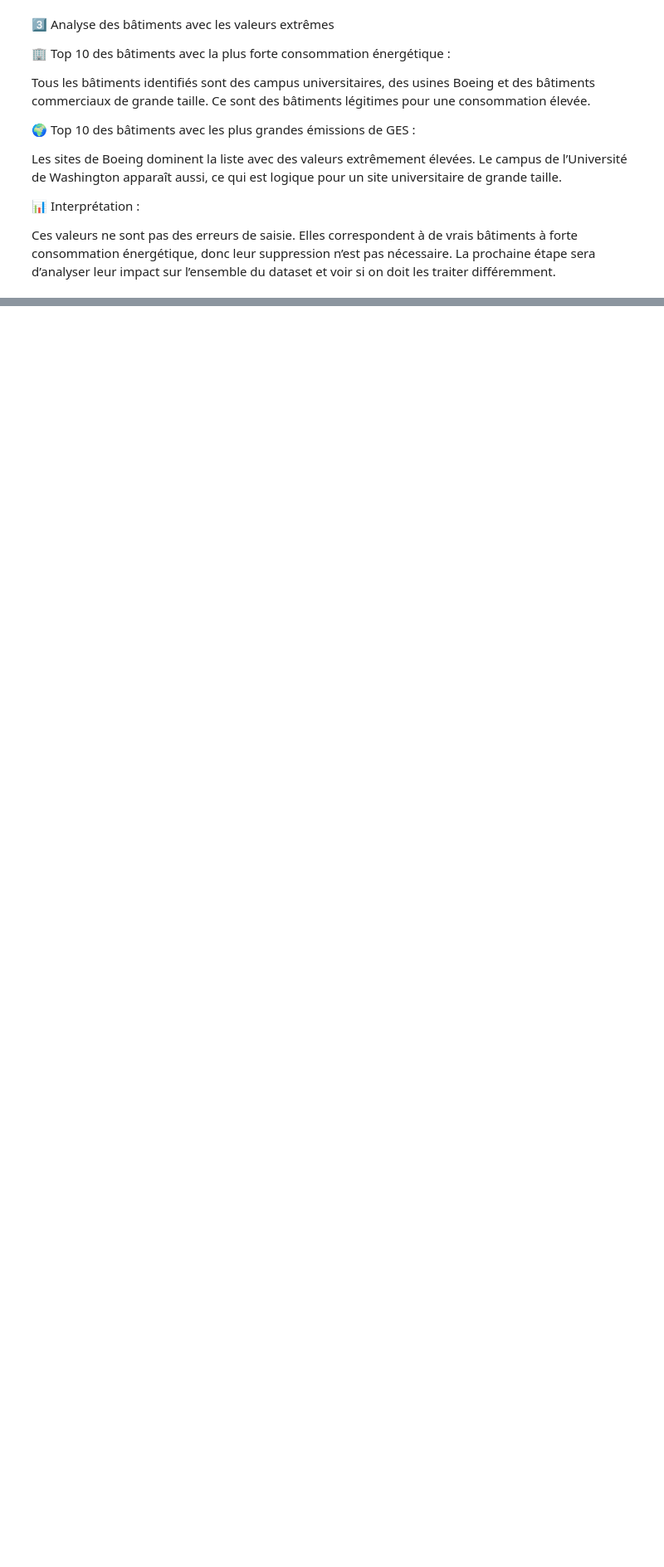
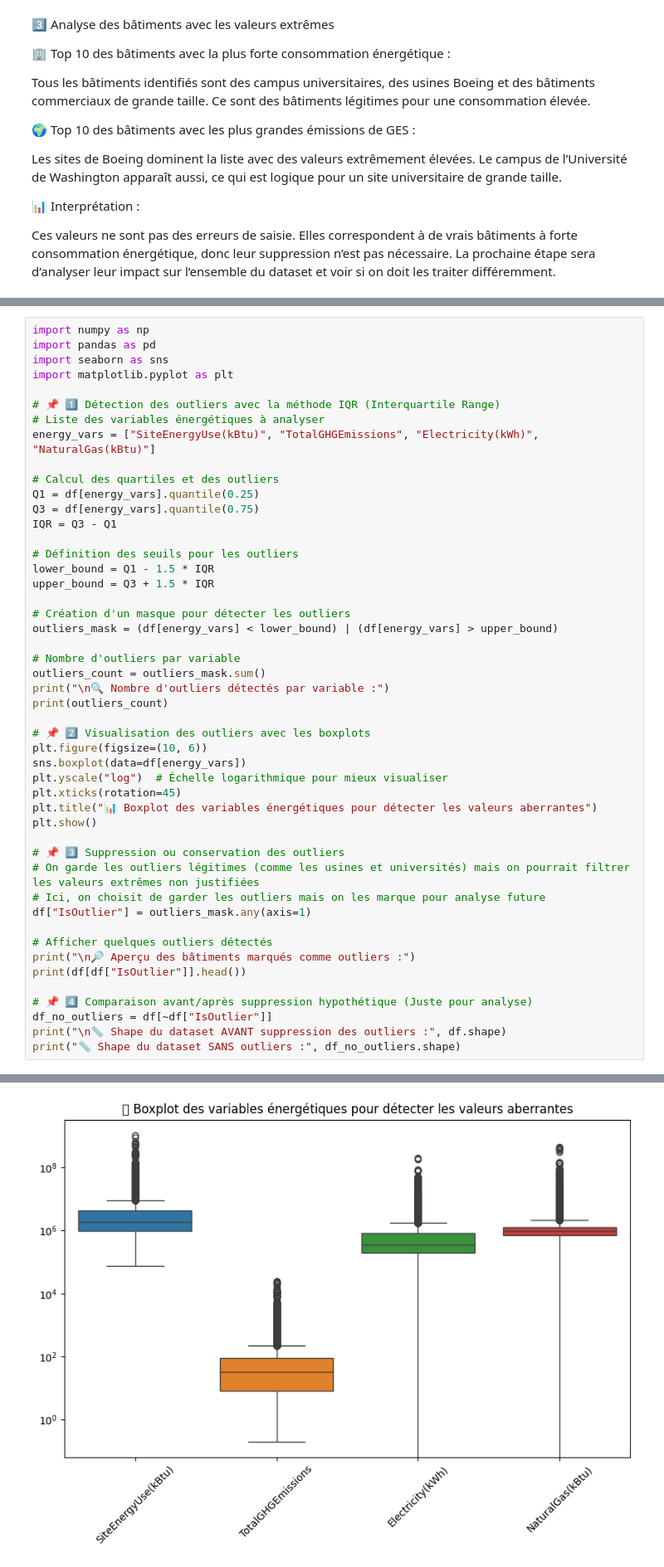
Before and after one commit to layalelzein/Energy-Python, a Jupyter notebook: eda_analysis.ipynb, the cells around one changed output, grey strips where cells are left out. Shown at 83% size. Saved outputs shown, nothing was run; the diff lists cells and outputs as text; blank space fills up the shorter version.

Commit message:
Ajout du dataset et du notebook Jupyter pour l'EDA

```diff
--- a/eda_analysis.ipynb
+++ b/eda_analysis.ipynb
@@ -507,0 +510,49 @@ La prochaine étape sera d’analyser leur impact sur l’ensemble du dataset et
+# %%
+import numpy as np
+import pandas as pd
+import seaborn as sns
+import matplotlib.pyplot as plt
+
+# 📌 1️⃣ Détection des outliers avec la méthode IQR (Interquartile Range)
+# Liste des variables énergétiques à analyser
+energy_vars = ["SiteEnergyUse(kBtu)", "TotalGHGEmissions", "Electricity(kWh)", "NaturalGas(kBtu)"]
+
+# Calcul des quartiles et des outliers
+Q1 = df[energy_vars].quantile(0.25)
+Q3 = df[energy_vars].quantile(0.75)
+IQR = Q3 - Q1
+
+# Définition des seuils pour les outliers
+lower_bound = Q1 - 1.5 * IQR
+upper_bound = Q3 + 1.5 * IQR
+
+# Création d'un masque pour détecter les outliers
+outliers_mask = (df[energy_vars] < lower_bound) | (df[energy_vars] > upper_bound)
+
+# Nombre d'outliers par variable
+outliers_count = outliers_mask.sum()
+print("\n🔍 Nombre d'outliers détectés par variable :")
+print(outliers_count)
+
+# 📌 2️⃣ Visualisation des outliers avec les boxplots
+plt.figure(figsize=(10, 6))
+sns.boxplot(data=df[energy_vars])
+plt.yscale("log")  # Échelle logarithmique pour mieux visualiser
+plt.xticks(rotation=45)
+plt.title("📊 Boxplot des variables énergétiques pour détecter les valeurs aberrantes")
+plt.show()
+
+# 📌 3️⃣ Suppression ou conservation des outliers
+# On garde les outliers légitimes (comme les usines et universités) mais on pourrait filtrer les valeurs extrêmes non justifiées
+# Ici, on choisit de garder les outliers mais on les marque pour analyse future
+df["IsOutlier"] = outliers_mask.any(axis=1)
+
+# Afficher quelques outliers détectés
+print("\n🔎 Aperçu des bâtiments marqués comme outliers :")
+print(df[df["IsOutlier"]].head())
+
+# 📌 4️⃣ Comparaison avant/après suppression hypothétique (Juste pour analyse)
+df_no_outliers = df[~df["IsOutlier"]]
+print("\n📏 Shape du dataset AVANT suppression des outliers :", df.shape)
+print("📏 Shape du dataset SANS outliers :", df_no_outliers.shape)
+# %% [output]
@@ -507,0 +565 @@ La prochaine étape sera d’analyser leur impact sur l’ensemble du dataset et
+[figure, added]
```
Also changed, not shown: parts of 8 cells of this notebook.
